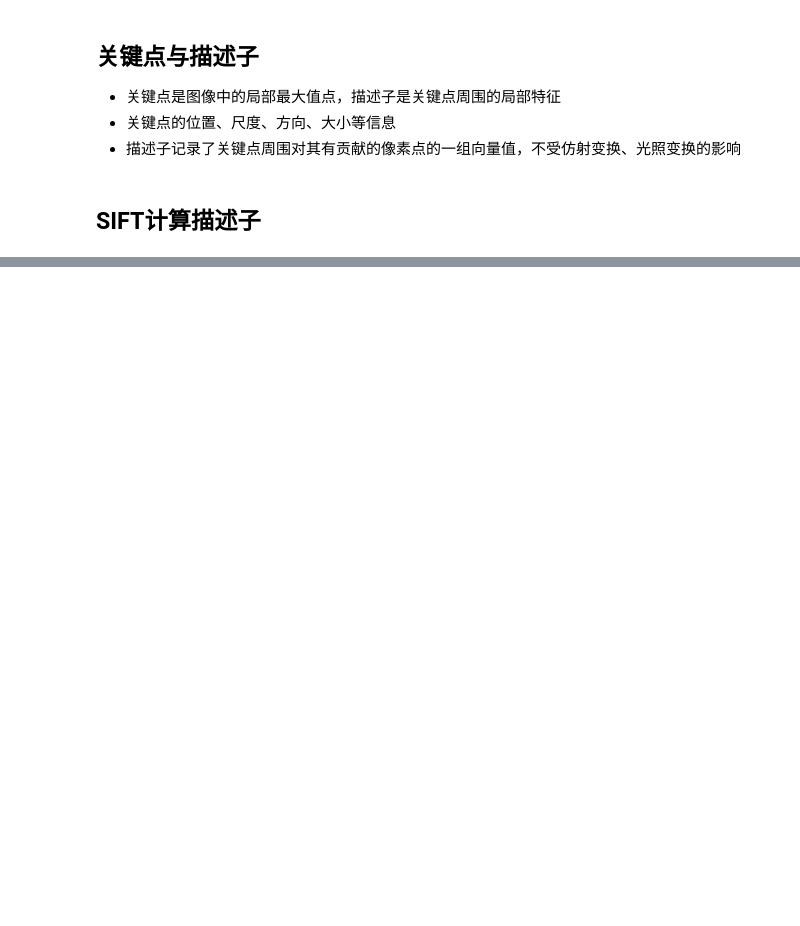
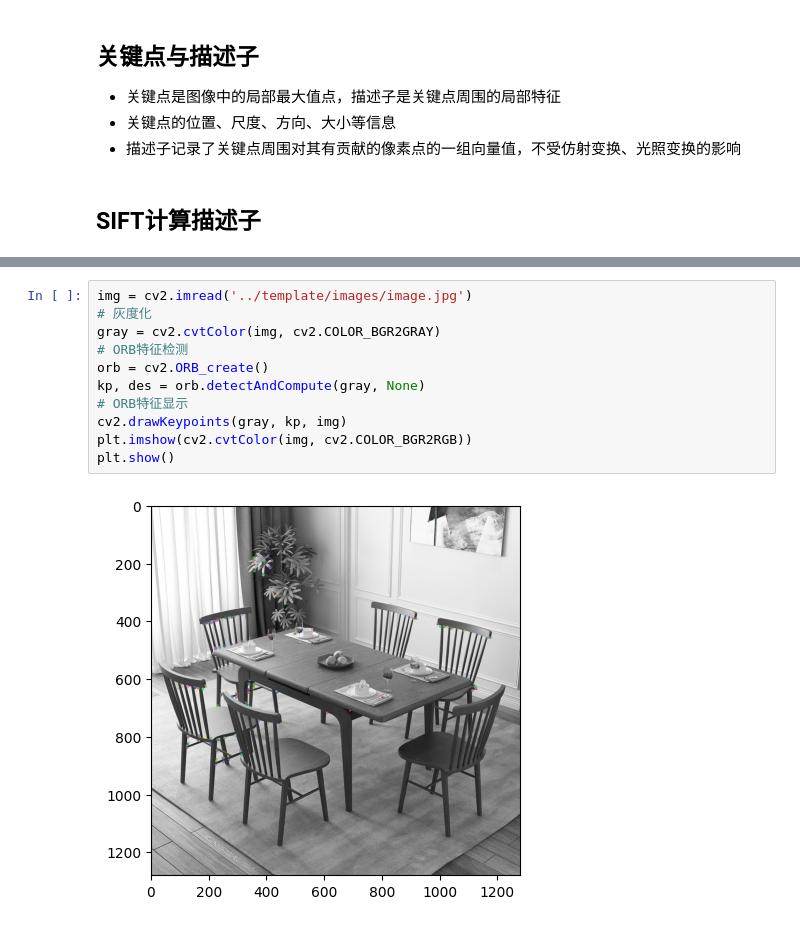
Before and after one commit to GottenZZP/opencvApiLearning, a Jupyter notebook: api/opencvApi.ipynb, the cells around one changed output, grey strips where cells are left out. Cells and saved outputs as stored; diff of their text form; blank space fills up the shorter version.

```diff
--- a/api/opencvApi.ipynb
+++ b/api/opencvApi.ipynb
@@ -48,0 +100,13 @@ cv2.waitKey(0)
+# %%
+img = cv2.imread('../template/images/image.jpg')
+# 灰度化
+gray = cv2.cvtColor(img, cv2.COLOR_BGR2GRAY)
+# ORB特征检测
+orb = cv2.ORB_create()
+kp, des = orb.detectAndCompute(gray, None)
+# ORB特征显示
+cv2.drawKeypoints(gray, kp, img)
+plt.imshow(cv2.cvtColor(img, cv2.COLOR_BGR2RGB))
+plt.show()
+# %% [output]
+[figure, added]
```
Also changed, not shown: parts of 13 cells of this notebook.
